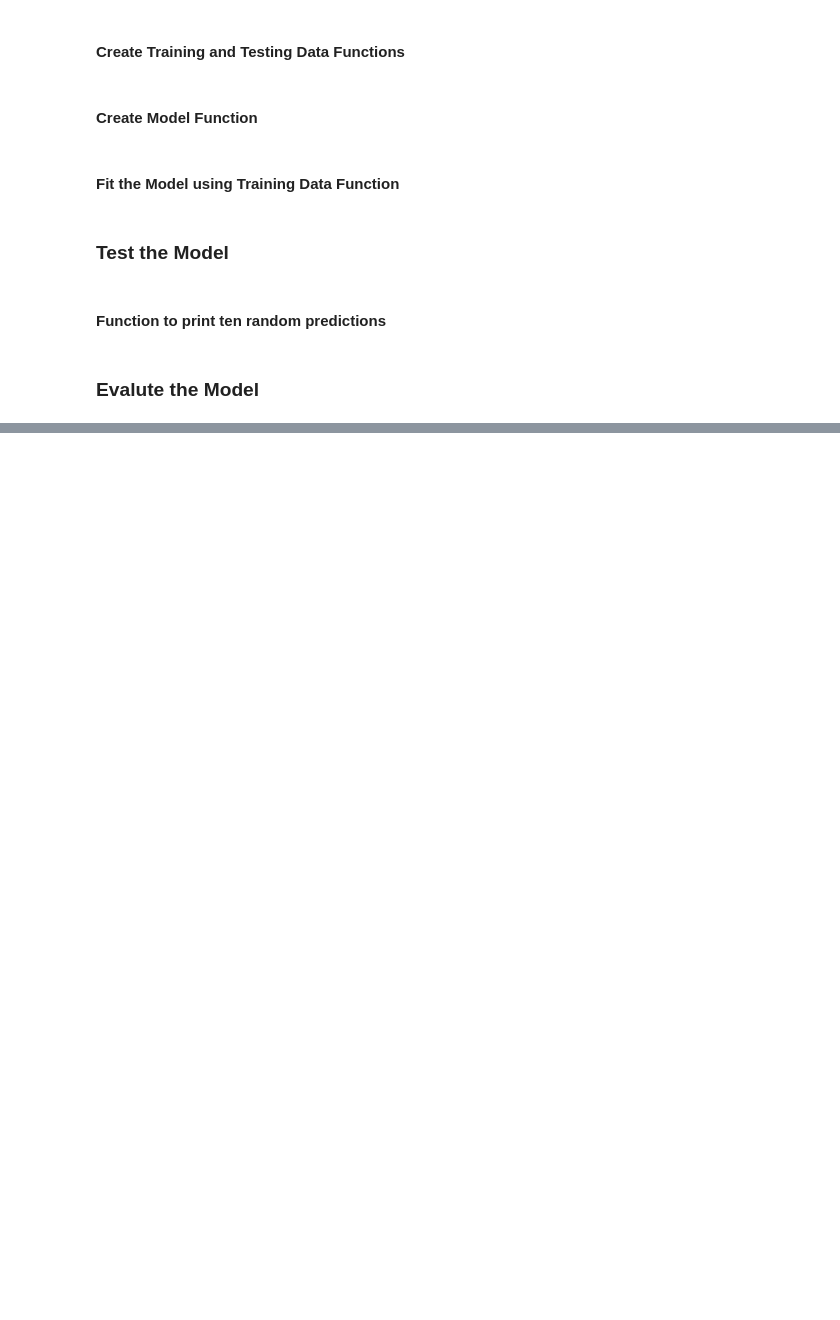
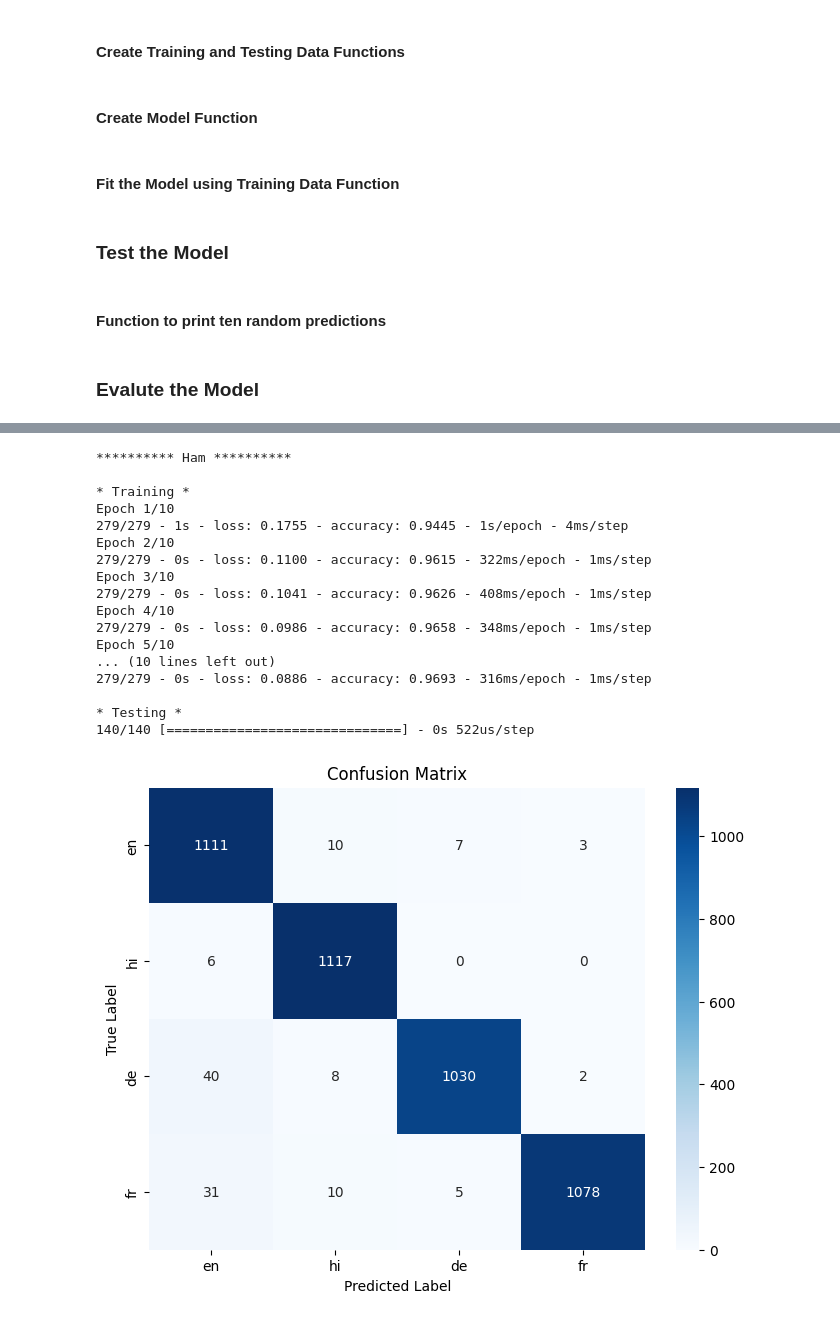
Before and after one commit to lizfrey/comp-neuro-final-project, a Jupyter notebook: main.ipynb, the cells around one changed output, grey strips where cells are left out. Drawn from its saved outputs; the diff is of its cells as text; code cells hidden in the pictures; blank space fills up the shorter version.

```diff
--- a/main.ipynb
+++ b/main.ipynb
@@ -184,7 +205,7 @@ def createModel():
 # %%
 def trainModel(model, X_train, y_train):
     model.fit(
-        X_train, y_train, batch_size=64, epochs=10
+        X_train, y_train, batch_size=64, epochs=10, verbose=2
     )
     return model
 # %% [markdown]
@@ -198,7 +219,27 @@ def testModel(model, X_test, y_test):
         print(result.numpy(), y_test[i])
 # %% [markdown]
 ### Evalute the Model
-# %%
-def evaluateModel(model, X_test, y_test):
-    model.evaluate(X_test, y_test)
+# %%
+import seaborn as sns
+import matplotlib.pyplot as plt
+from sklearn.metrics import confusion_matrix
+
+
+def evaluateModel(model, X_test, y_test):
+    y_pred = model.predict(X_test)
+
+    y_test = tf.argmax(y_test, axis=1)
+    y_pred = tf.argmax(y_pred, axis=1)
+
+    # Calculate the confusion matrix
+    cm = confusion_matrix(y_test, y_pred)
+
+    # Create a heatmap using seaborn
+    plt.figure(figsize=(8, 6))
+    sns.heatmap(cm, annot=True, fmt="d", cmap="Blues",
+                xticklabels=languages.keys(), yticklabels=languages.keys())
+    plt.title("Confusion Matrix")
+    plt.xlabel("Predicted Label")
+    plt.ylabel("True Label")
+    plt.show()
 # %% [markdown]
@@ -207,13 +252,10 @@ def evaluateModel(model, X_test, y_test):
 def word2Vec(df):
     df = tokenizeDf(df)
     df = addWord2VecEmbeddings(df)
+    print("\n* Training *")
     X_train, X_test, y_train, y_test = createTrainingTestingData(
         'w2v_embedding', original_df)
     model = createModel()
-    model.summary()
     model = trainModel(model, X_train, y_train)
-    testModel(model, X_test, y_test)
+    print("\n* Testing *")
     evaluateModel(model, X_test, y_test)
-
-
-word2Vec(original_df)
@@ -237,0 +284,22 @@ hi
+# %%
+print('********** Ham **********')
+word2Vec(ham_df)
+# %% [output]
+********** Ham **********
+
+* Training *
+Epoch 1/10
+279/279 - 1s - loss: 0.1755 - accuracy: 0.9445 - 1s/epoch - 4ms/step
+Epoch 2/10
+279/279 - 0s - loss: 0.1100 - accuracy: 0.9615 - 322ms/epoch - 1ms/step
+Epoch 3/10
+279/279 - 0s - loss: 0.1041 - accuracy: 0.9626 - 408ms/epoch - 1ms/step
+Epoch 4/10
+279/279 - 0s - loss: 0.0986 - accuracy: 0.9658 - 348ms/epoch - 1ms/step
+Epoch 5/10
+... (10 lines left out)
+279/279 - 0s - loss: 0.0886 - accuracy: 0.9693 - 316ms/epoch - 1ms/step
+
+* Testing *
+140/140 [==============================] - 0s 522us/step
+[figure, added]
```
Also changed, not shown: parts of 14 cells of this notebook, 2 other files.
